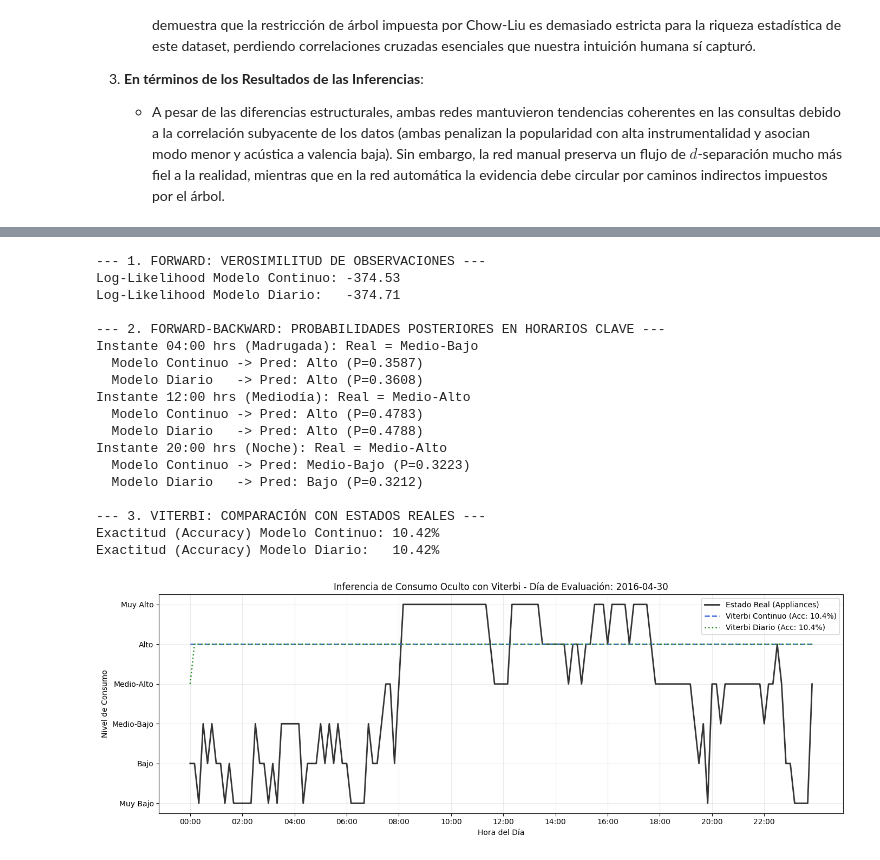
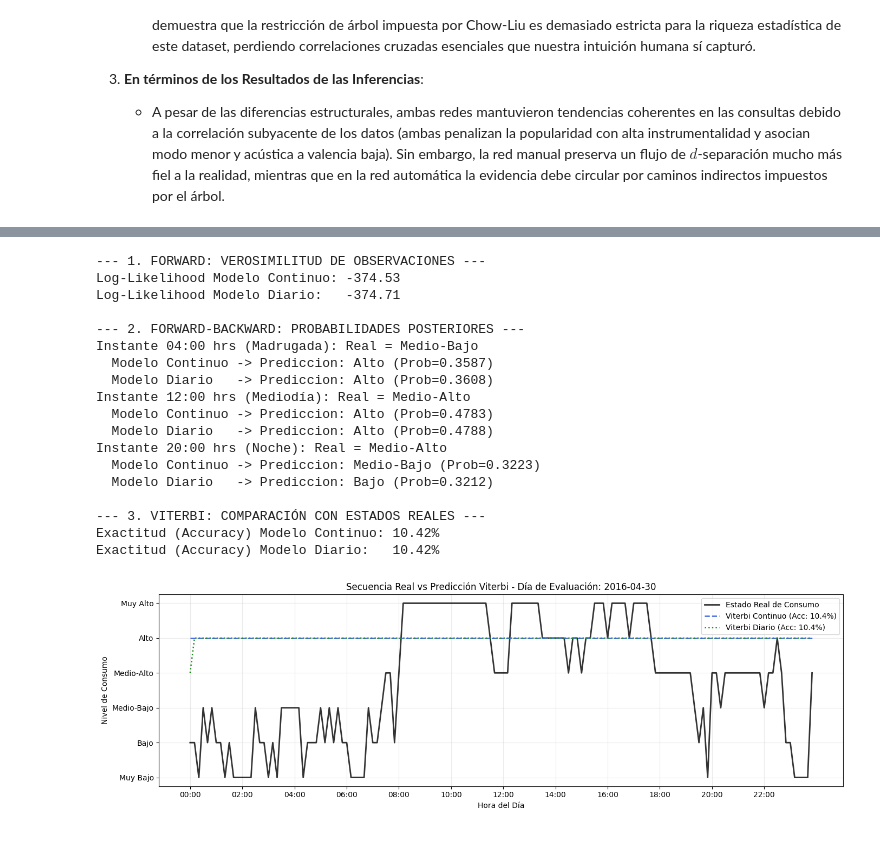
Before and after one commit to iNakzu/IA-T1, a Jupyter notebook: Ignacio_Antiguay_Vicente_Hernandez_Maximiliano_Palma_Tarea1.ipynb, the cells around one changed output, grey strips where cells are left out. Drawn from its saved outputs; the diff is of its cells as text; code cells hidden in the pictures.

```diff
--- a/Ignacio_Antiguay_Vicente_Hernandez_Maximiliano_Palma_Tarea1.ipynb
+++ b/Ignacio_Antiguay_Vicente_Hernandez_Maximiliano_Palma_Tarea1.ipynb
@@ -584,18 +499,18 @@ X_eval = df_dia['observacion'].values.reshape(-1, 1)
 y_real = df_dia['estado_energia'].values
 horas_eje = df_dia['date'].dt.strftime('%H:%M')
 
-# 1. Forward
+# 1. Forward (Verosimilitud)
 log_lik_cont = hmm_continuo.score(X_eval)
 log_lik_dia = hmm_diario.score(X_eval)
-print(f"--- 1. FORWARD: VEROSIMILITUD DE OBSERVACIONES ---")
+print("--- 1. FORWARD: VEROSIMILITUD DE OBSERVACIONES ---")
 print(f"Log-Likelihood Modelo Continuo: {log_lik_cont:.2f}")
 print(f"Log-Likelihood Modelo Diario:   {log_lik_dia:.2f}")
 
-# 2. Forward-Backward
+# 2. Forward-Backward (Probabilidades posteriores en 3 horarios)
 post_cont = hmm_continuo.predict_proba(X_eval)
 post_dia = hmm_diario.predict_proba(X_eval)
 
-print(f"\n--- 2. FORWARD-BACKWARD: PROBABILIDADES POSTERIORES EN HORARIOS CLAVE ---")
+print("\n--- 2. FORWARD-BACKWARD: PROBABILIDADES POSTERIORES ---")
 t_instantes = [24, 72, 120]
 etq_horas = ["04:00 hrs (Madrugada)", "12:00 hrs (Mediodía)", "20:00 hrs (Noche)"]
 
@@ -604,50 +519,50 @@ for t, h in zip(t_instantes, etq_horas):
     c_best = nombres_estados[np.argmax(post_cont[t])]
     d_best = nombres_estados[np.argmax(post_dia[t])]
     print(f"Instante {h}: Real = {r_name}")
-    print(f"  Modelo Continuo -> Pred: {c_best} (P={np.max(post_cont[t]):.4f})")
-    print(f"  Modelo Diario   -> Pred: {d_best} (P={np.max(post_dia[t]):.4f})")
+    print(f"  Modelo Continuo -> Prediccion: {c_best} (Prob={np.max(post_cont[t]):.4f})")
+    print(f"  Modelo Diario   -> Prediccion: {d_best} (Prob={np.max(post_dia[t]):.4f})")
 
-# 3. Viterbi
+# 3. Viterbi (Secuencia mas probable y exactitud)
 viterbi_cont = hmm_continuo.predict(X_eval)
 viterbi_dia = hmm_diario.predict(X_eval)
 
 acc_cont = (viterbi_cont == y_real).mean()
 acc_dia = (viterbi_dia == y_real).mean()
-print(f"\n--- 3. VITERBI: COMPARACIÓN CON ESTADOS REALES ---")
+print("\n--- 3. VITERBI: COMPARACIÓN CON ESTADOS REALES ---")
 print(f"Exactitud (Accuracy) Modelo Continuo: {acc_cont:.2%}")
 print(f"Exactitud (Accuracy) Modelo Diario:   {acc_dia:.2%}")
 
-# Grafico de la secuencia real vs Viterbi
-plt.figure(figsize=(14, 5))
-plt.plot(range(144), y_real, label="Estado Real (Appliances)", color="black", lw=2, alpha=0.8)
+# Grafico de la secuencia real vs prediccion Viterbi
+plt.figure(figsize=(14, 4.5))
+plt.plot(range(144), y_real, label="Estado Real de Consumo", color="black", lw=2, alpha=0.8)
 plt.plot(range(144), viterbi_cont, label=f"Viterbi Continuo (Acc: {acc_cont:.1%})", color="royalblue", ls='--', lw=1.8)
 plt.plot(range(144), viterbi_dia, label=f"Viterbi Diario (Acc: {acc_dia:.1%})", color="forestgreen", ls=':', lw=1.8)
 plt.yticks(range(6), nombres_estados)
 plt.xticks(range(0, 144, 12), horas_eje[::12])
 plt.xlabel("Hora del Día")
 plt.ylabel("Nivel de Consumo")
-plt.title(f"Inferencia de Consumo Oculto con Viterbi - Día de Evaluación: {dia_eval}")
+plt.title(f"Secuencia Real vs Predicción Viterbi - Día de Evaluación: {dia_eval}")
 plt.grid(alpha=0.25)
 plt.legend(loc="upper right")
 plt.tight_layout()
 plt.show()
 # %% [output]
 --- 1. FORWARD: VEROSIMILITUD DE OBSERVACIONES ---
 Log-Likelihood Modelo Continuo: -374.53
 Log-Likelihood Modelo Diario:   -374.71
 
---- 2. FORWARD-BACKWARD: PROBABILIDADES POSTERIORES EN HORARIOS CLAVE ---
+--- 2. FORWARD-BACKWARD: PROBABILIDADES POSTERIORES ---
 Instante 04:00 hrs (Madrugada): Real = Medio-Bajo
-  Modelo Continuo -> Pred: Alto (P=0.3587)
-  Modelo Diario   -> Pred: Alto (P=0.3608)
+  Modelo Continuo -> Prediccion: Alto (Prob=0.3587)
+  Modelo Diario   -> Prediccion: Alto (Prob=0.3608)
 Instante 12:00 hrs (Mediodía): Real = Medio-Alto
-  Modelo Continuo -> Pred: Alto (P=0.4783)
-  Modelo Diario   -> Pred: Alto (P=0.4788)
+  Modelo Continuo -> Prediccion: Alto (Prob=0.4783)
+  Modelo Diario   -> Prediccion: Alto (Prob=0.4788)
 Instante 20:00 hrs (Noche): Real = Medio-Alto
-  Modelo Continuo -> Pred: Medio-Bajo (P=0.3223)
-  Modelo Diario   -> Pred: Bajo (P=0.3212)
+  Modelo Continuo -> Prediccion: Medio-Bajo (Prob=0.3223)
+  Modelo Diario   -> Prediccion: Bajo (Prob=0.3212)
 
 --- 3. VITERBI: COMPARACIÓN CON ESTADOS REALES ---
 Exactitud (Accuracy) Modelo Continuo: 10.42%
 Exactitud (Accuracy) Modelo Diario:   10.42%
-[figure, old version]
+[figure, new version]
```
Also changed, not shown: parts of 34 cells of this notebook, 2 other files.
